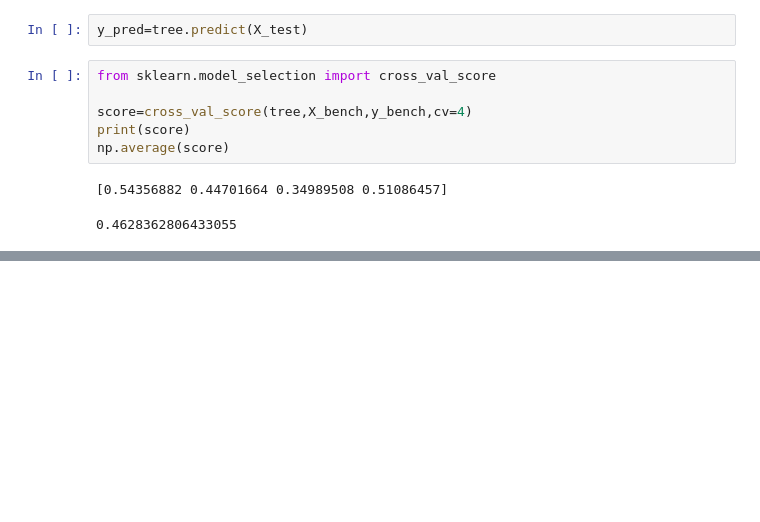
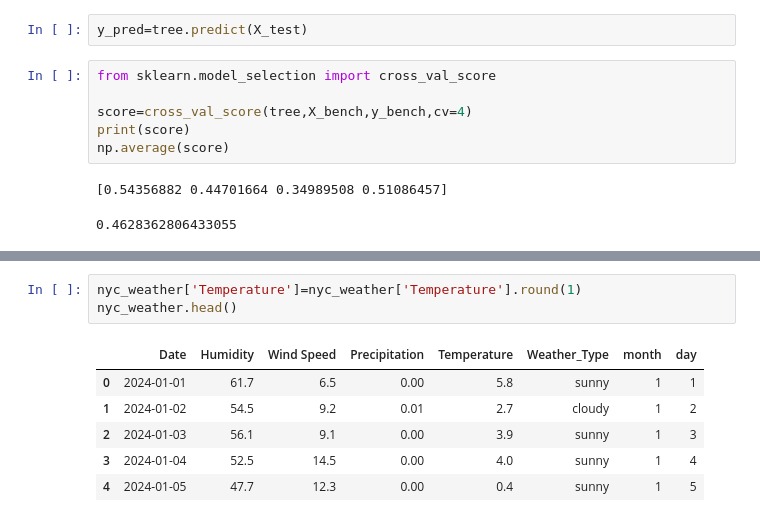
Before and after one commit to jaswanth1524/new-york-taxi-analysis, a Jupyter notebook: Presentable_Notebook.ipynb, the cells around one changed output, grey strips where cells are left out. Cells and saved outputs as stored; diff of their text form; blank space fills up the shorter version.

```diff
--- a/Presentable_Notebook.ipynb
+++ b/Presentable_Notebook.ipynb
@@ -455,0 +569,10 @@ model1.score(X_test,y_test)
+# %%
+nyc_weather['Temperature']=nyc_weather['Temperature'].round(1)
+nyc_weather.head()
+# %% [output]
+|  | Date | Humidity | Wind Speed | Precipitation | Temperature | Weather_Type | month | day |
+| 0 | 2024-01-01 | 61.7 | 6.5 | 0.00 | 5.8 | sunny | 1 | 1 |
+| 1 | 2024-01-02 | 54.5 | 9.2 | 0.01 | 2.7 | cloudy | 1 | 2 |
+| 2 | 2024-01-03 | 56.1 | 9.1 | 0.00 | 3.9 | sunny | 1 | 3 |
+| 3 | 2024-01-04 | 52.5 | 14.5 | 0.00 | 4.0 | sunny | 1 | 4 |
+| 4 | 2024-01-05 | 47.7 | 12.3 | 0.00 | 0.4 | sunny | 1 | 5 |
```
Also changed, not shown: parts of 41 cells of this notebook.
